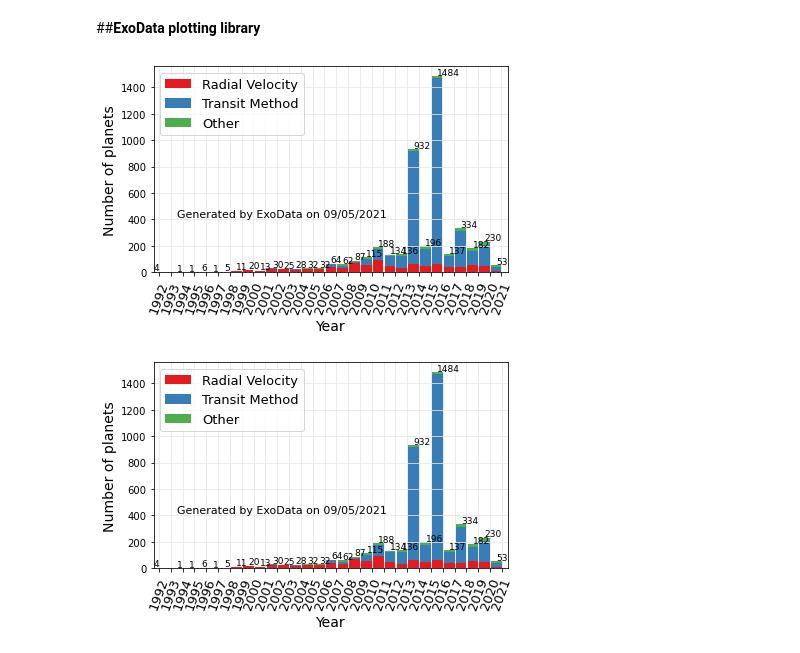
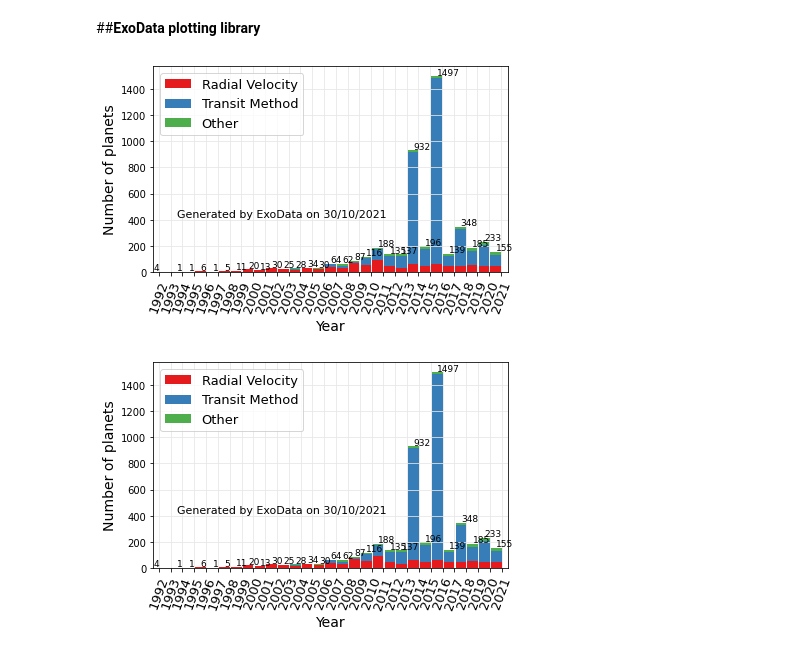
Before and after one commit to ISTE-VIT/Projects-Archive, a Jupyter notebook: Machine Learning/02 Data Visualisation/Exoplanet Data Analysis/ExoData_analysis.ipynb, the cells around one changed output. Saved outputs shown, nothing was run; the diff lists cells and outputs as text; code cells hidden in the pictures.

Commit message:
Machine Learning - Data Visualization - jupyterNotebook

```diff
--- a/Machine Learning/02 Data Visualisation/Exoplanet Data Analysis/ExoData_analysis.ipynb
+++ b/Machine Learning/02 Data Visualisation/Exoplanet Data Analysis/ExoData_analysis.ipynb
@@ -369,11 +371,11 @@ Astronomers have found this system of seven Earth-sized planets just 40 light-ye
 # %%
 #no. of planets discovered by Radial Velocity, Transit methods- which are 2 popular methods and Other which
 #includes all the other discovery methods plotted on y-axis and discovery year on x-axis
 dm_plot = exodata.plots.DiscoveryMethodByYear(exocat.planets, methods_to_plot=('RV', 'transit', 'Other'))
-dm_plot.plot(method_labels=('Radial Velocity', 'Transit Method', 'Other'
+dm_plot.plot(method_labels=('Radial Velocity', 'Transit Method', 'Other'))
 # %% [output]
-[figure, old version]
+[figure, new version]
-[figure, old version]
+[figure, new version]
 # %%
 #e- orbital eccentricity of an astronomical object is a dimensionless parameter that determines the amount by which its
 #orbit around another body deviates from a perfect circle
```
Also changed, not shown: parts of 16 cells of this notebook.
